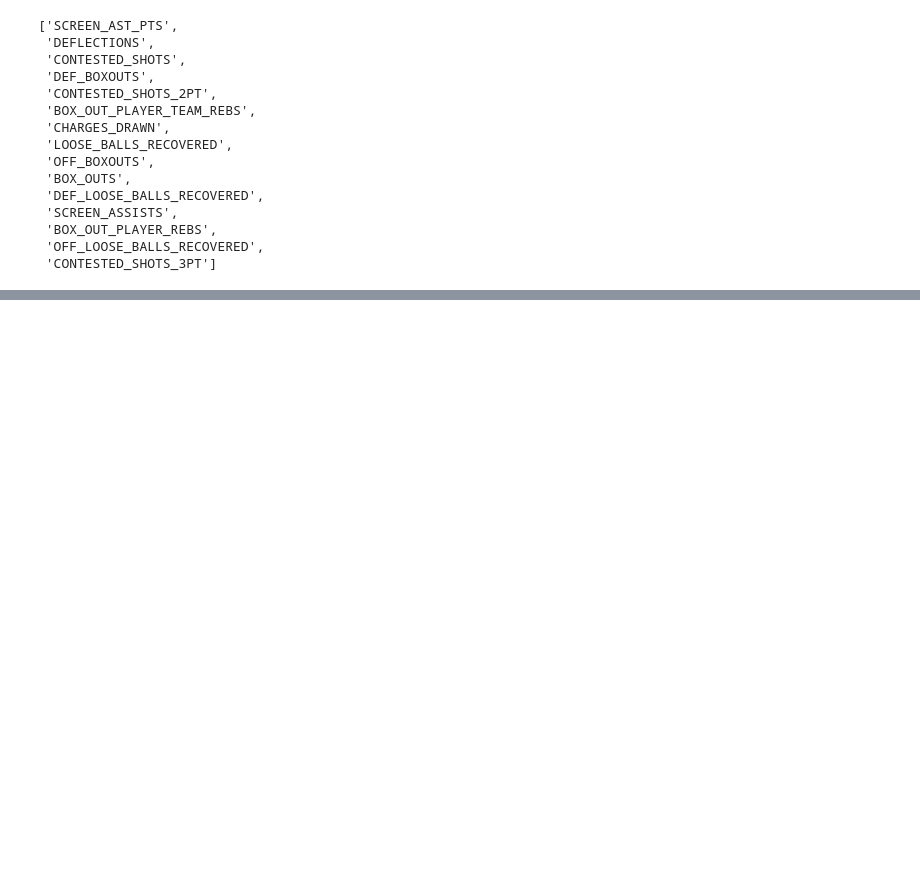
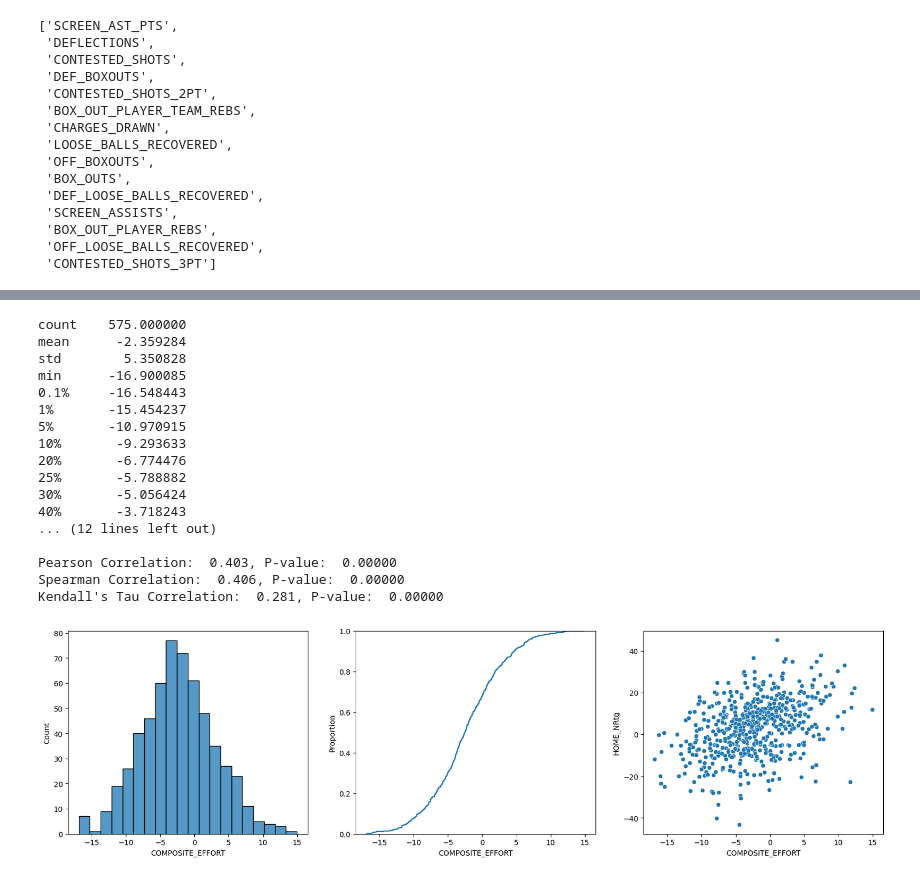
Before and after one commit to samluxenberg1/nba_hustle_sdg, a Jupyter notebook: notebooks/Net_Rating_Models.ipynb, the cells around one changed output, grey strips where cells are left out. Cells and saved outputs as stored; diff of their text form; code cells hidden in the pictures; blank space fills up the shorter version.

```diff
--- a/notebooks/Net_Rating_Models.ipynb
+++ b/notebooks/Net_Rating_Models.ipynb
@@ -95,3 +122,32 @@ hs = list(set([stat.replace("HOME_","").replace("AWAY_","") for stat in hustle_s
+# %%
+def estimate_composite_effort(X: pd.DataFrame, y: pd.Series, reg: sm.OLS):
+    X = X.copy()
+
+    # Create composite effort
+    effort_vec = np.array(reg.params[1:]).reshape((-1,1))
+    effort_mat = np.array(X)
+    X['COMPOSITE_EFFORT'] = effort_mat @ effort_vec
+
+    # Plots
+    fig, ax = plt.subplots(1,3, figsize=(20,5))
+    sns.histplot(X['COMPOSITE_EFFORT'], ax=ax[0])
+    sns.ecdfplot(X['COMPOSITE_EFFORT'], ax=ax[1])
+    sns.scatterplot(x=X['COMPOSITE_EFFORT'], y=y, ax=ax[2])
+
+    # Distribution
+    percentiles = [.001,.01,.05,.1,.2,.25,.3,.4,.5,.6,.7,.75,.8,.9,.95,.99,.999]
+    print(X['COMPOSITE_EFFORT'].describe(percentiles))
+
+    # Correlations
+    pearson = stats.pearsonr(X['COMPOSITE_EFFORT'],y)
+    spearman = stats.spearmanr(X['COMPOSITE_EFFORT'],y)
+    kendall = stats.kendalltau(X['COMPOSITE_EFFORT'],y)
+    print(f"\n\nPearson Correlation: {float(pearson[0]): .3f}, P-value: {pearson[1]: .5f}")
+    print(f"Spearman Correlation: {float(spearman[0]): .3f}, P-value: {spearman[1]: .5f}")
+    print(f"Kendall's Tau Correlation: {float(kendall[0]): .3f}, P-value: {kendall[1]: .5f}")
+    #print(f"Xi Correlation: {stats.chatterjeexi(X['COMPOSITE_EFFORT'],y): .3f}")
+
+    return X
 # %%
 hs
 # %% [output]
@@ -229,0 +200,21 @@ display(df_trans[['COMPOSITE_EFFORT_net1','HOME_NRtg']].corr(method='kendall'))
+# %%
+X = estimate_composite_effort(X=df_trans[home_hustle_feat + away_hustle_feat], y=df_trans['HOME_NRtg'], reg=reg1)
+# %% [output]
+count    575.000000
+mean      -2.359284
+std        5.350828
+min      -16.900085
+0.1%     -16.548443
+1%       -15.454237
+5%       -10.970915
+10%       -9.293633
+20%       -6.774476
+25%       -5.788882
+30%       -5.056424
+40%       -3.718243
+... (12 lines left out)
+
+Pearson Correlation:  0.403, P-value:  0.00000
+Spearman Correlation:  0.406, P-value:  0.00000
+Kendall's Tau Correlation:  0.281, P-value:  0.00000
+[figure, added]
```
Also changed, not shown: parts of 23 cells of this notebook, 5 other files.
